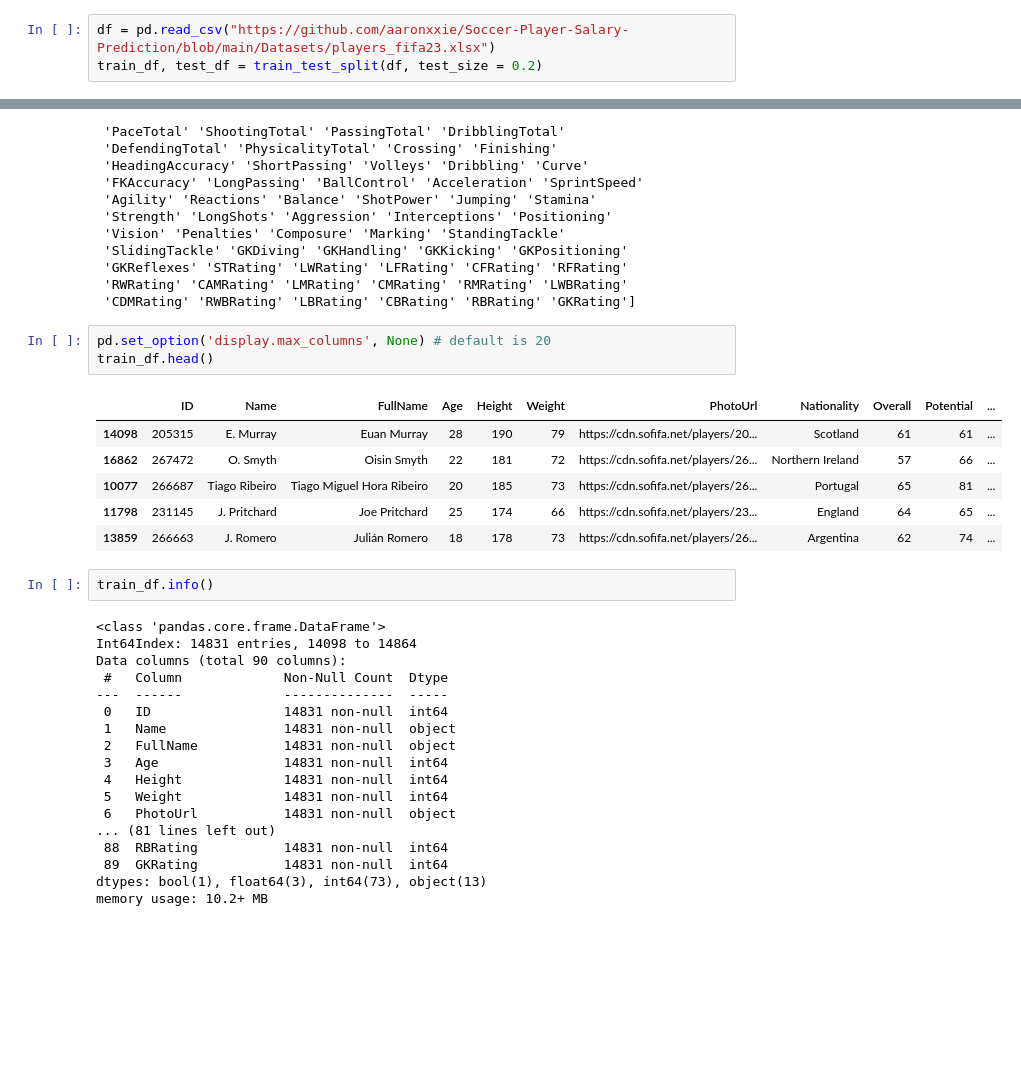
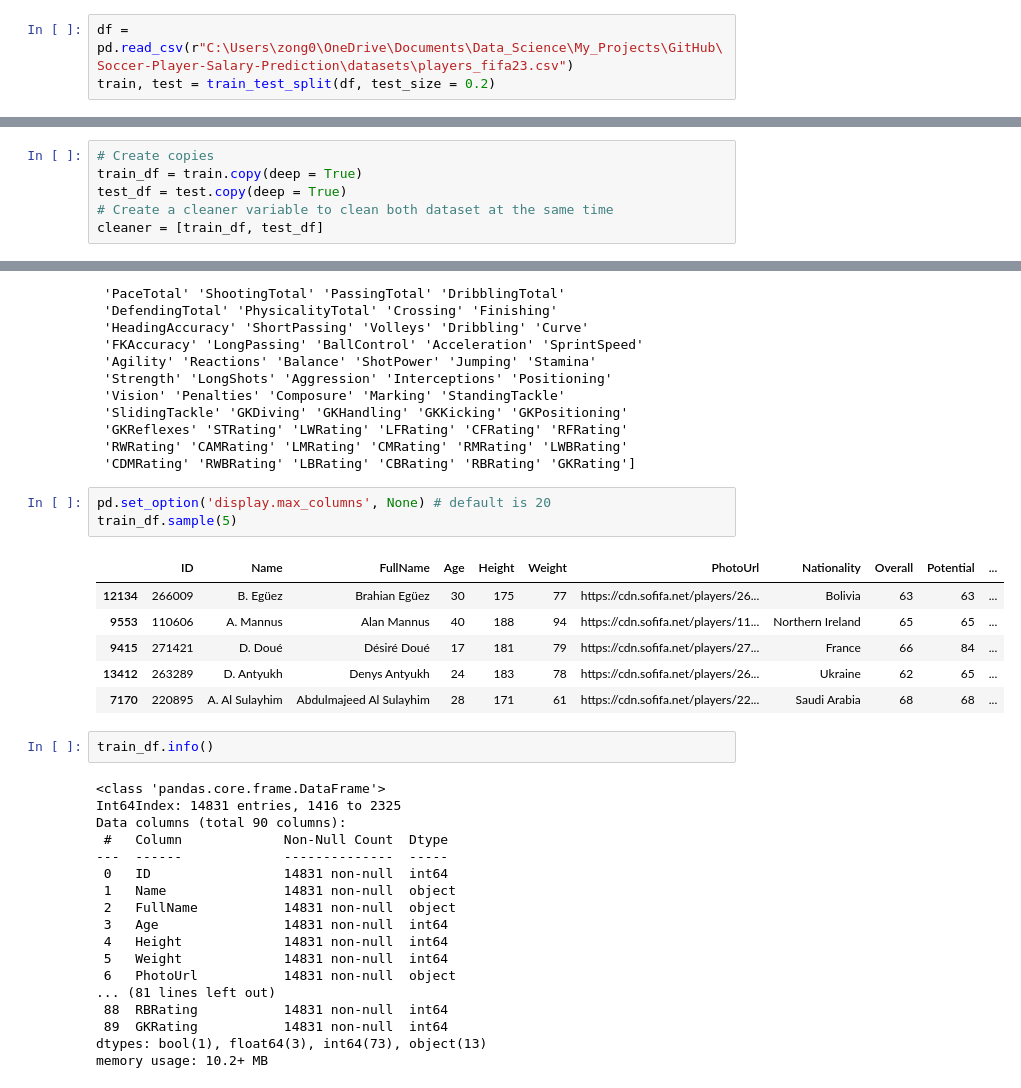
Before and after one commit to aaronxxie/Soccer-Player-Salary-Prediction, a Jupyter notebook: Main_File.ipynb, the cells around one changed output, grey strips where cells are left out. Saved outputs shown, nothing was run; the diff lists cells and outputs as text; blank space fills up the shorter version.

```diff
--- a/Main_File.ipynb
+++ b/Main_File.ipynb
@@ -35,4 +37,4 @@ from sklearn.model_selection import train_test_split
 Since it is either hard or impossible to get the real world data of soccer players. This project uses a fictional data set from the game FIFA 2023. The data set was published in [Kaggle](https://www.kaggle.com/datasets/cashncarry/fifa-23-complete-player-dataset) by ALEX.
 # %%
-df = pd.read_csv("https://github.com/aaronxxie/Soccer-Player-Salary-Prediction/blob/main/Datasets/players_fifa23.xlsx")
-train_df, test_df = train_test_split(df, test_size = 0.2)
+df = pd.read_csv(r"C:\Users\zong0\OneDrive\Documents\Data_Science\My_Projects\GitHub\Soccer-Player-Salary-Prediction\datasets\players_fifa23.csv")
+train, test = train_test_split(df, test_size = 0.2)
@@ -40,0 +41,6 @@ ParserError: Error tokenizing data. C error: Expected 1 fields in line 28, saw 3
+# %%
+# Create copies
+train_df = train.copy(deep = True)
+test_df = test.copy(deep = True)
+# Create a cleaner variable to clean both dataset at the same time
+cleaner = [train_df, test_df]
@@ -68,19 +76,19 @@ print(train_df.columns.values)
  'CDMRating' 'RWBRating' 'LBRating' 'CBRating' 'RBRating' 'GKRating']
 # %%
 pd.set_option('display.max_columns', None) # default is 20
-train_df.head()
+train_df.sample(5)
 # %% [output]
 |  | ID | Name | FullName | Age | Height | Weight | PhotoUrl | Nationality | Overall | Potential | ... |
-| 14098 | 205315 | E. Murray | Euan Murray | 28 | 190 | 79 | https://cdn.sofifa.net/players/20... | Scotland | 61 | 61 | ... |
-| 16862 | 267472 | O. Smyth | Oisin Smyth | 22 | 181 | 72 | https://cdn.sofifa.net/players/26... | Northern Ireland | 57 | 66 | ... |
-| 10077 | 266687 | Tiago Ribeiro | Tiago Miguel Hora Ribeiro | 20 | 185 | 73 | https://cdn.sofifa.net/players/26... | Portugal | 65 | 81 | ... |
-| 11798 | 231145 | J. Pritchard | Joe Pritchard | 25 | 174 | 66 | https://cdn.sofifa.net/players/23... | England | 64 | 65 | ... |
-| 13859 | 266663 | J. Romero | Julián Romero | 18 | 178 | 73 | https://cdn.sofifa.net/players/26... | Argentina | 62 | 74 | ... |
+| 12134 | 266009 | B. Egüez | Brahian Egüez | 30 | 175 | 77 | https://cdn.sofifa.net/players/26... | Bolivia | 63 | 63 | ... |
+| 9553 | 110606 | A. Mannus | Alan Mannus | 40 | 188 | 94 | https://cdn.sofifa.net/players/11... | Northern Ireland | 65 | 65 | ... |
+| 9415 | 271421 | D. Doué | Désiré Doué | 17 | 181 | 79 | https://cdn.sofifa.net/players/27... | France | 66 | 84 | ... |
+| 13412 | 263289 | D. Antyukh | Denys Antyukh | 24 | 183 | 78 | https://cdn.sofifa.net/players/26... | Ukraine | 62 | 65 | ... |
+| 7170 | 220895 | A. Al Sulayhim | Abdulmajeed Al Sulayhim | 28 | 171 | 61 | https://cdn.sofifa.net/players/22... | Saudi Arabia | 68 | 68 | ... |
 # %%
 train_df.info()
 # %% [output]
 <class 'pandas.core.frame.DataFrame'>
-Int64Index: 14831 entries, 14098 to 14864
+Int64Index: 14831 entries, 1416 to 2325
 Data columns (total 90 columns):
  #   Column             Non-Null Count  Dtype
 ---  ------             --------------  -----
```
Also changed, not shown: parts of 23 cells of this notebook.
